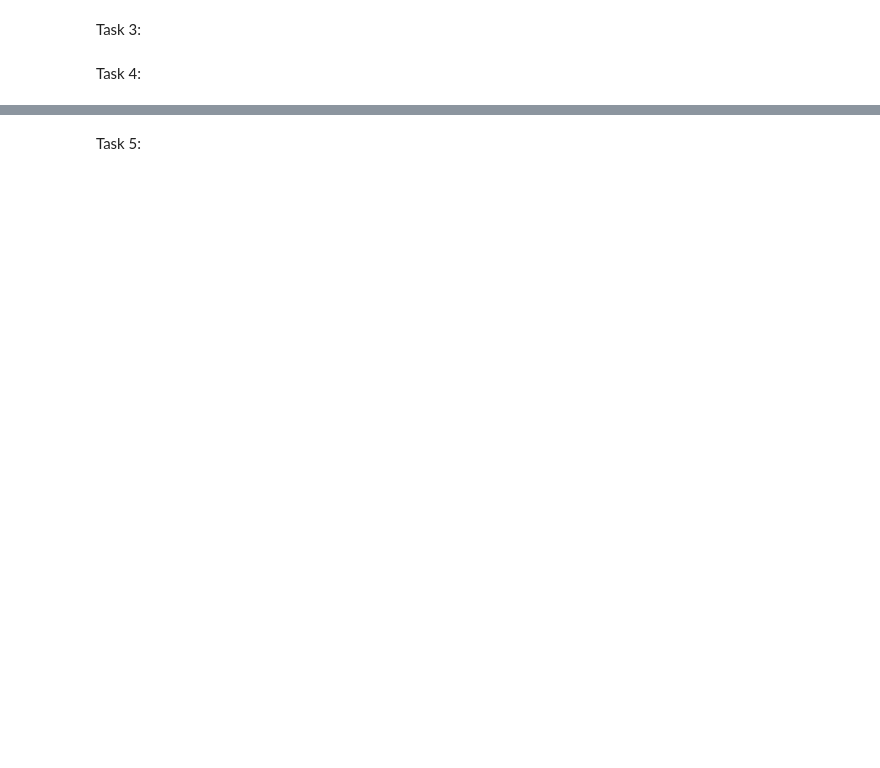
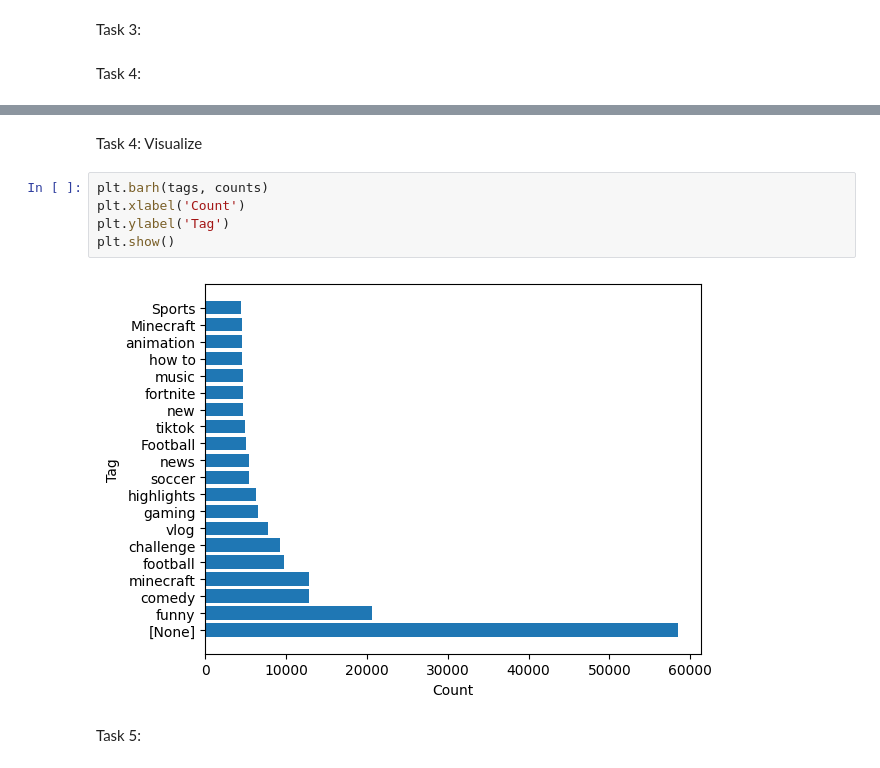
Before and after one commit to AlexandrosMaragkakis/Youtube_data_analysis, a Jupyter notebook: BigDataManagement - Project #2.ipynb, the cells around one changed output, grey strips where cells are left out. Cells and saved outputs as stored; diff of their text form; blank space fills up the shorter version.

```diff
--- a/BigDataManagement - Project #2.ipynb
+++ b/BigDataManagement - Project #2.ipynb
@@ -51,3 +152,12 @@ Task 4:
+# %% [markdown]
+Task 4: Visualize
+# %%
+plt.barh(tags, counts)
+plt.xlabel('Count')
+plt.ylabel('Tag')
+plt.show()
+# %% [output]
+[figure, added]
 # %% [markdown]
 Task 5:
 # %%
```
Also changed, not shown: parts of 7 cells of this notebook, 8 other files.
